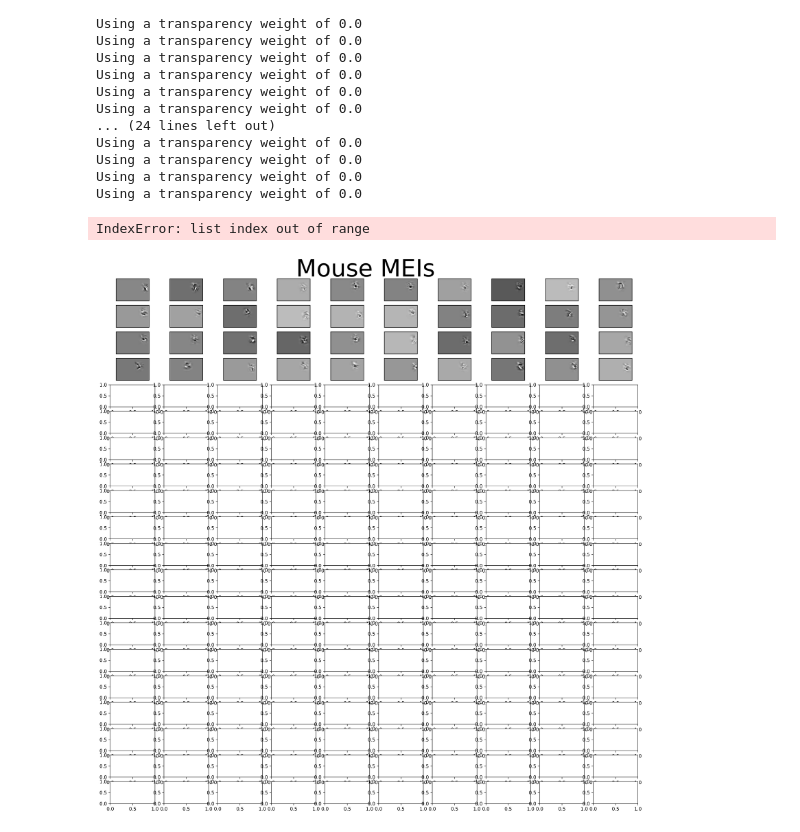
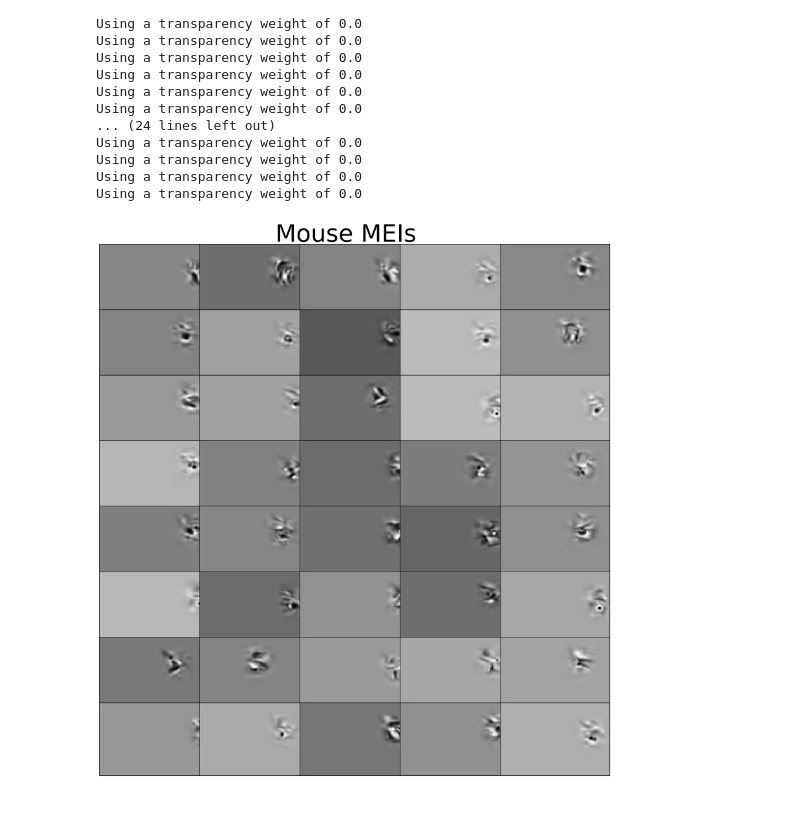
Before and after one commit to ananaphasia/adrian_sensorium, a Jupyter notebook: notebooks/submission_m4/04_GenerateMEIs.ipynb, the cells around one changed output. Saved outputs shown, nothing was run; the diff lists cells and outputs as text; code cells hidden in the pictures.

```diff
--- a/notebooks/submission_m4/04_GenerateMEIs.ipynb
+++ b/notebooks/submission_m4/04_GenerateMEIs.ipynb
@@ -383,29 +383,28 @@ Using a transparency weight of 0.0
 # %%
 # meis = torch.load("MEIs/meis.pth")
 # %%
-fig, axes = plt.subplots(8,10, figsize=(20,20), dpi=300)
+fig, axes = plt.subplots(8,5, figsize=(20,20), dpi=300)
 fig.suptitle("Mouse MEIs", y=0.91, fontsize=50)
 for i in tqdm(range(8)):
-    for j in range(10):
-        index = i * 10 + j
+    for j in range(5):
+        index = i * 5 + j
         axes[i, j].imshow(meis[index].reshape(4, 64, 96).mean(0), cmap="gray")#, vmin=-1, vmax=1)
         axes[i, j].spines['top'].set_color('black')
         axes[i, j].spines['bottom'].set_color('black')
         axes[i, j].spines['left'].set_color('black')
         axes[i, j].spines['right'].set_color('black')
         axes[i, j].spines['top'].set_linewidth(1)
         axes[i, j].spines['bottom'].set_linewidth(1)
         axes[i, j].spines['left'].set_linewidth(1)
         axes[i, j].spines['right'].set_linewidth(1)
         axes[i, j].set_xticks([])
         axes[i, j].set_yticks([])
 plt.subplots_adjust(wspace=-0.25, hspace=-0.1)
 os.makedirs("Plots", exist_ok=True)
 plt.savefig("Plots/MouseMEIsTop200.png", dpi=300)
 plt.show()
 # %% [output]
-IndexError: list index out of range
-[figure, old version]
+[figure, new version]
 # %%
 # for k in range(4):
 #     fig, axes = plt.subplots(20,10, figsize=(20,20), dpi=300)
```
Also changed, not shown: parts of 2 cells of this notebook.
